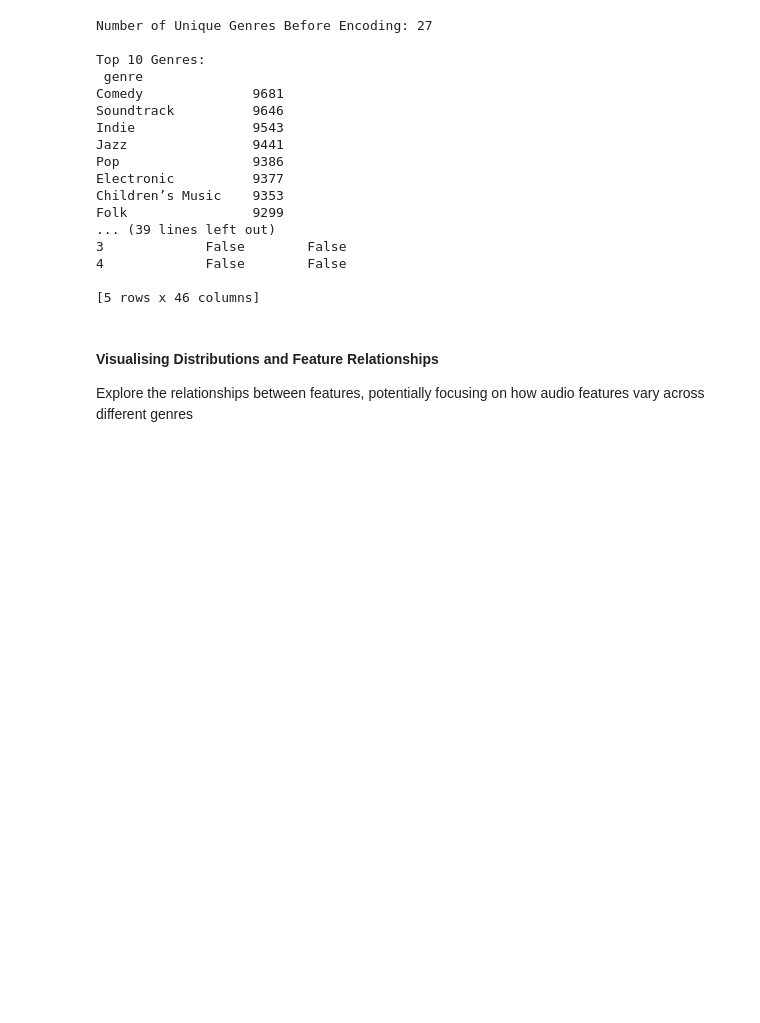
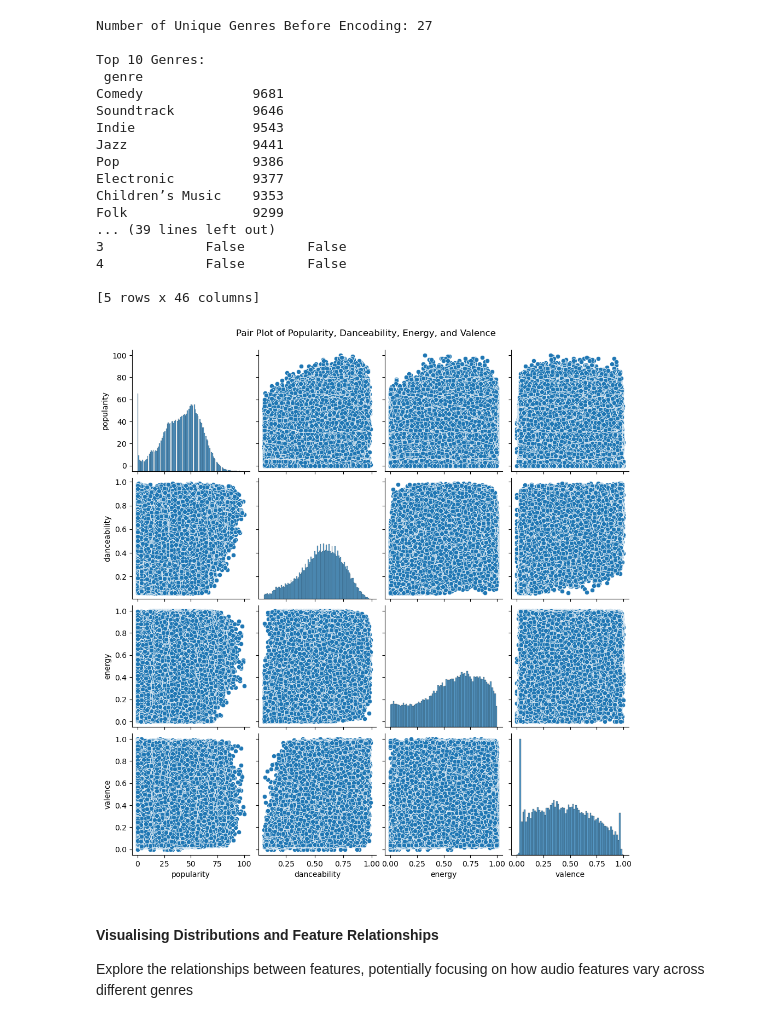
Before and after one commit to agajankush/spotify-music-eda, a Jupyter notebook: data_analysis.ipynb, the cells around one changed output. Drawn from its saved outputs; the diff is of its cells as text; code cells hidden in the pictures; blank space fills up the shorter version.

```diff
--- a/data_analysis.ipynb
+++ b/data_analysis.ipynb
@@ -197,6 +228,14 @@ Folk                9299
 4             False        False
 
 [5 rows x 46 columns]
+# %%
+# Pair plots
+sns.pairplot(data[["popularity", "danceability", "energy", "valence"]])
+plt.suptitle("Pair Plot of Popularity, Danceability, Energy, and Valence", y=1.02)
+plt.savefig(os.path.join(image_folder_path, f"Pair_plot.png"))
+plt.show()
+# %% [output]
+[figure, added]
 # %% [markdown]
 #### Visualising Distributions and Feature Relationships
 Explore the relationships between features, potentially focusing on how audio features vary across different genres
```
Also changed, not shown: parts of 7 cells of this notebook, 2 other files.
